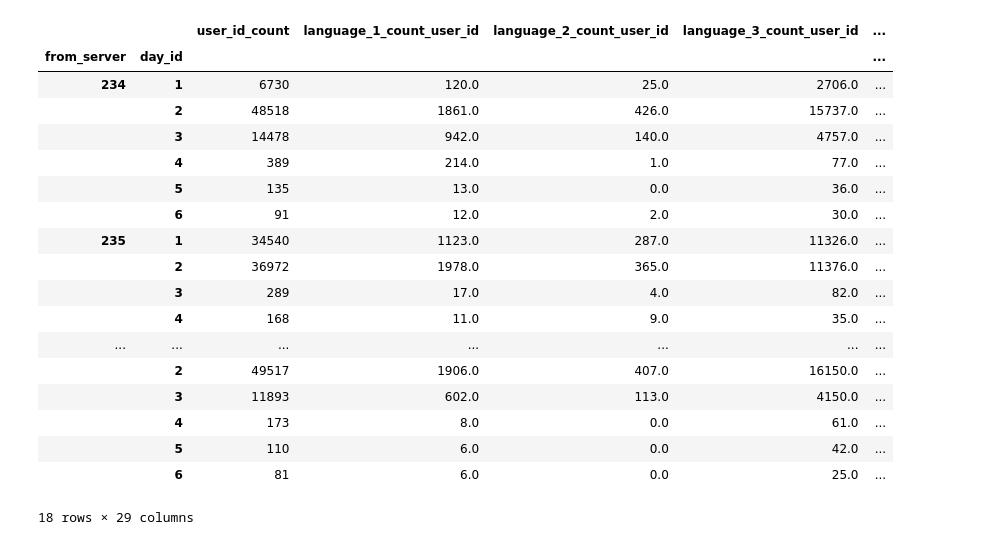
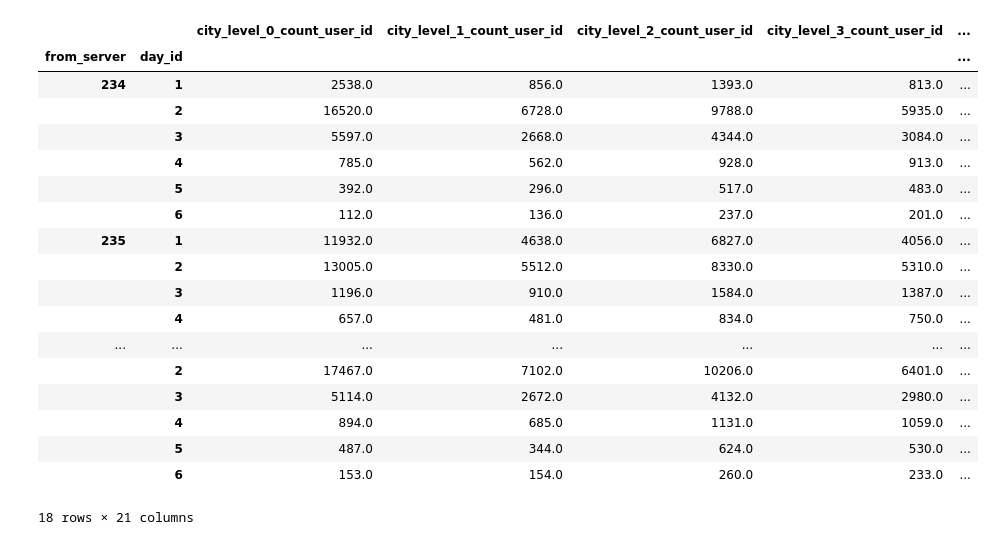
Before and after one commit to Camel-Data/Camel_open_server, a Jupyter notebook: docs/open_server_aggr.ipynb, the cells around one changed output. Cells and saved outputs as stored; diff of their text form; code cells hidden in the pictures.

```diff
--- a/docs/open_server_aggr.ipynb
+++ b/docs/open_server_aggr.ipynb
@@ -44,0 +122,26 @@ goldfarmer = goldfarmer_transform(goldfarmer, ETLConfig)
+# %%
+def gen_city_level_features(resource):
+    resource['city_level'] = resource['city_level'].astype(int)
+    level_features_all_server = []
+
+    # Loop through each server
+    for server_id in resource.from_server.unique():
+
+        # select current server data
+        sub_resource = resource[resource.from_server == server_id].copy()
+        sub_resource['date'] = pd.to_datetime(sub_resource['date'])
+        sub_resource = sub_resource[['user_id','date','day_id','city_level']]
+
+        # keep a record of date mapping
+        mapping = sub_resource[['date','day_id']].drop_duplicates().values
+        mapping = dict(zip(mapping[:,0], mapping[:,1]))
+
+        # as freq operation
+        level_features = asfreq_by_group(sub_resource)
+        level_features['day_id'] = level_features['date'].replace(mapping)
+        level_features['from_server'] = server_id
+        level_features_all_server.append(level_features)
+    city_level = pd.concat(level_features_all_server, sort = False)
+    city_level['city_level'] = city_level['city_level'].round().astype(int)
+
+    return run_aggregation_tasks(city_level, TASKS.CITYLEVEL_TASK, merge = True)
@@ -45,22 +170,28 @@ goldfarmer = goldfarmer_transform(goldfarmer, ETLConfig)
+# %%
+city_level = gen_city_level_features(resource)
+# %%
+task = ((['from_server','day_id'],['city_level'],['user_id'],['count'],0),)
+# %%
+city_level['city_level'] = city_level['city_level'].round().astype(int)
 # %%
-run_aggregation_tasks(user, USER_TASKS,merge = True)
+run_aggregation_tasks(city_level, task, merge = True)
 # %% [output]
-|  |  | user_id_count | language_1_count_user_id | language_2_count_user_id | language_3_count_user_id | ... |
+|  |  | city_level_0_count_user_id | city_level_1_count_user_id | city_level_2_count_user_id | city_level_3_count_user_id | ... |
 | from_server | day_id |  |  |  |  | ... |
-| 234 | 1 | 6730 | 120.0 | 25.0 | 2706.0 | ... |
-|  | 2 | 48518 | 1861.0 | 426.0 | 15737.0 | ... |
-|  | 3 | 14478 | 942.0 | 140.0 | 4757.0 | ... |
-|  | 4 | 389 | 214.0 | 1.0 | 77.0 | ... |
-|  | 5 | 135 | 13.0 | 0.0 | 36.0 | ... |
-|  | 6 | 91 | 12.0 | 2.0 | 30.0 | ... |
-| 235 | 1 | 34540 | 1123.0 | 287.0 | 11326.0 | ... |
-|  | 2 | 36972 | 1978.0 | 365.0 | 11376.0 | ... |
-|  | 3 | 289 | 17.0 | 4.0 | 82.0 | ... |
-|  | 4 | 168 | 11.0 | 9.0 | 35.0 | ... |
+| 234 | 1 | 2538.0 | 856.0 | 1393.0 | 813.0 | ... |
+|  | 2 | 16520.0 | 6728.0 | 9788.0 | 5935.0 | ... |
+|  | 3 | 5597.0 | 2668.0 | 4344.0 | 3084.0 | ... |
+|  | 4 | 785.0 | 562.0 | 928.0 | 913.0 | ... |
+|  | 5 | 392.0 | 296.0 | 517.0 | 483.0 | ... |
+|  | 6 | 112.0 | 136.0 | 237.0 | 201.0 | ... |
+| 235 | 1 | 11932.0 | 4638.0 | 6827.0 | 4056.0 | ... |
+|  | 2 | 13005.0 | 5512.0 | 8330.0 | 5310.0 | ... |
+|  | 3 | 1196.0 | 910.0 | 1584.0 | 1387.0 | ... |
+|  | 4 | 657.0 | 481.0 | 834.0 | 750.0 | ... |
 | ... | ... | ... | ... | ... | ... | ... |
-|  | 2 | 49517 | 1906.0 | 407.0 | 16150.0 | ... |
-|  | 3 | 11893 | 602.0 | 113.0 | 4150.0 | ... |
-|  | 4 | 173 | 8.0 | 0.0 | 61.0 | ... |
-|  | 5 | 110 | 6.0 | 0.0 | 42.0 | ... |
-|  | 6 | 81 | 6.0 | 0.0 | 25.0 | ... |
+|  | 2 | 17467.0 | 7102.0 | 10206.0 | 6401.0 | ... |
+|  | 3 | 5114.0 | 2672.0 | 4132.0 | 2980.0 | ... |
+|  | 4 | 894.0 | 685.0 | 1131.0 | 1059.0 | ... |
+|  | 5 | 487.0 | 344.0 | 624.0 | 530.0 | ... |
+|  | 6 | 153.0 | 154.0 | 260.0 | 233.0 | ... |
-18 rows × 29 columns
+18 rows × 21 columns
```
Also changed, not shown: parts of 35 cells of this notebook, 11 other files.
